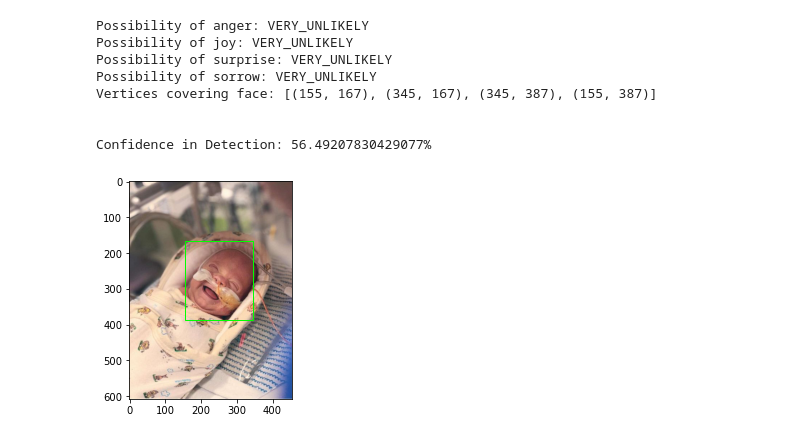
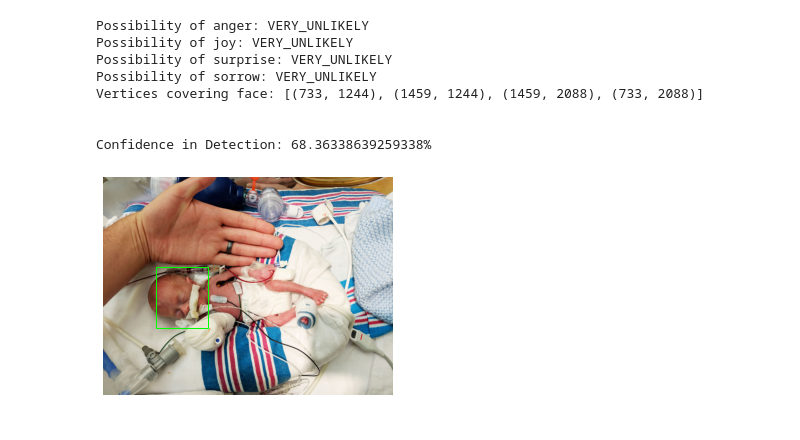
Before and after one commit to SEONMIN99/Bright_moment, a Jupyter notebook: google cloud vision api.ipynb, the cells around one changed output. Drawn from its saved outputs; the diff is of its cells as text; code cells hidden in the pictures.

Commit message:
Image crop and save file

```diff
--- a/google cloud vision api.ipynb
+++ b/google cloud vision api.ipynb
@@ -107,8 +107,8 @@ import cv2
 
 client = vision.ImageAnnotatorClient()
 
-f = 'happy preemie baby.jpg'
-with io.open(f, 'rb') as image:
+file = 'preemie baby.jpg'
+with io.open(file, 'rb') as image:
     content = image.read()
 
 image = vision.Image(content = content)
@@ -118,42 +118,43 @@ faces = response.face_annotations
 possibility = ('UNKNOWN', 'VERY_UNLIKELY', 'UNLIKELY',
                   'POSSIBLE', 'LIKELY', 'VERY_LIKELY')
 
-a = plt.imread(f)
+img = plt.imread(file)
 fig, ax = plt.subplots(1)
-ax.imshow(a)
+ax.imshow(img)
 
 for face in faces:
     print('Possibility of anger: {}'.format(possibility[face.anger_likelihood]))
     print('Possibility of joy: {}'.format(possibility[face.joy_likelihood]))
     print('Possibility of surprise: {}'.format(possibility[face.surprise_likelihood]))
     print('Possibility of sorrow: {}'.format(possibility[face.sorrow_likelihood]))
 
     vertices = ([(vertex.x, vertex.y)
                  for vertex in face.bounding_poly.vertices])
 
     print('Vertices covering face: {}\n\n'.format(vertices))
 
+    # Rectangle(xy, width, height)
     rect = pch.Rectangle(vertices[0], (vertices[1][0] - vertices[0][0]),
                         (vertices[2][1] - vertices[0][1]), linewidth = 1,
                                        edgecolor = (0,1,0), facecolor ='none')
     ax.add_patch(rect)
 
 print('Confidence in Detection: {}%'.format(
             face.detection_confidence * 100))
-
+plt.axis("off")
 plt.show()
 
 # a = cv.cvtColor(a, cv.COLOR_BGR2RGB)
 # cv2.imshow('baby face detection',a)
 # cv2.waitKey(0)
 # cv2.destroyAllWindows()
 # %% [output]
 Possibility of anger: VERY_UNLIKELY
 Possibility of joy: VERY_UNLIKELY
 Possibility of surprise: VERY_UNLIKELY
 Possibility of sorrow: VERY_UNLIKELY
-Vertices covering face: [(155, 167), (345, 167), (345, 387), (155, 387)]
+Vertices covering face: [(733, 1244), (1459, 1244), (1459, 2088), (733, 2088)]
 
 
-Confidence in Detection: 56.49207830429077%
+Confidence in Detection: 68.36338639259338%
-[figure, old version]
+[figure, new version]
```
Also changed, not shown: parts of 3 cells of this notebook, 1 other file.
